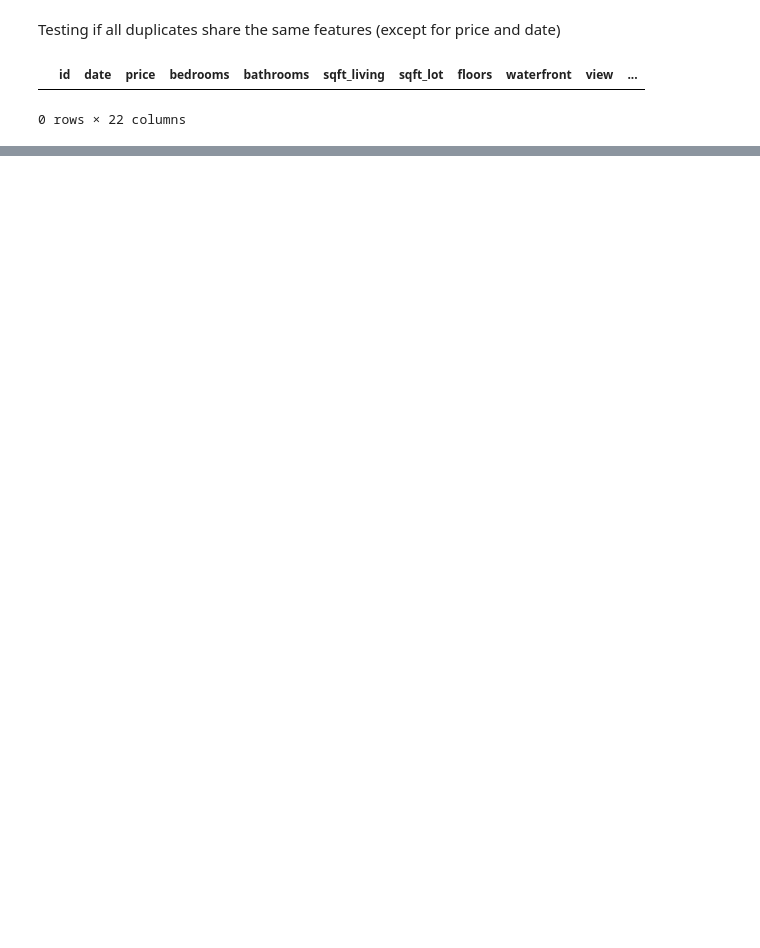
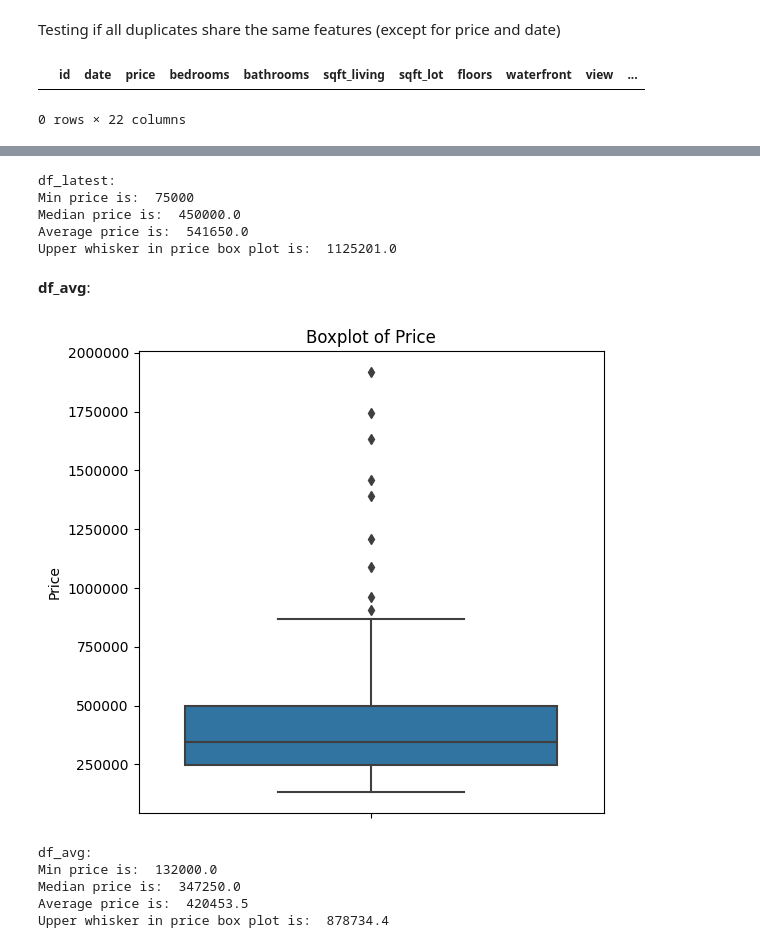
Before and after one commit to AurelPap/apartment-hunter, a Jupyter notebook: working_files_ruta/data-processing.ipynb, the cells around one changed output, grey strips where cells are left out. Saved outputs shown, nothing was run; the diff lists cells and outputs as text; code cells hidden in the pictures; blank space fills up the shorter version.

```diff
--- a/working_files_ruta/data-processing.ipynb
+++ b/working_files_ruta/data-processing.ipynb
@@ -114,0 +159,9 @@ duplicates
+# %%
+filtered_duplicates = df[df.duplicated(subset='deduplication_key', keep=False)]
+df_avg = df.copy()
+df_avg['mean_price'] = filtered_duplicates.groupby('deduplication_key')['price'].transform('mean')
+df_avg['mean_date'] = filtered_duplicates.groupby('deduplication_key')['date'].transform('mean')
+df_avg = df_avg[~df_avg.duplicated(subset='deduplication_key')]
+df_avg['price'] = df_avg['mean_price']
+df_avg['date'] = df_avg['mean_date']
+df_avg.drop(columns=['deduplication_key', 'mean_price', 'mean_date'], inplace=True)
@@ -114,0 +295,30 @@ duplicates
+# %%
+print('df_latest:')
+print('Min price is: ', df_latest['price'].min())
+print('Median price is: ', df_latest['price'].median())
+print('Average price is: ', round(df_latest['price'].mean(), 1))
+print('Upper whisker in price box plot is: ', round(upper_whisker(df_latest['price']), 1))
+# %% [output]
+df_latest:
+Min price is:  75000
+Median price is:  450000.0
+Average price is:  541650.0
+Upper whisker in price box plot is:  1125201.0
+# %% [markdown]
+**df_avg**:
+# %%
+boxplot(df_avg['price'], 'Price')
+# %% [output]
+[figure, added]
+# %%
+print('df_avg:')
+print('Min price is: ', df_avg['price'].min())
+print('Median price is: ', df_avg['price'].median())
+print('Average price is: ', round(df_avg['price'].mean(), 1))
+print('Upper whisker in price box plot is: ', round(upper_whisker(df_avg['price']), 1))
+# %% [output]
+df_avg:
+Min price is:  132000.0
+Median price is:  347250.0
+Average price is:  420453.5
+Upper whisker in price box plot is:  878734.4
```
Also changed, not shown: parts of 67 cells of this notebook.
